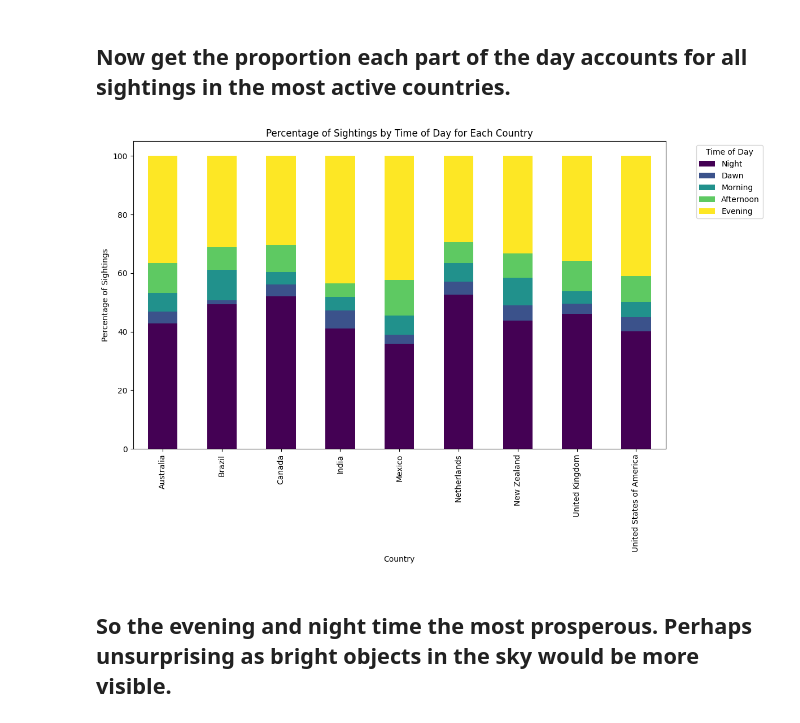
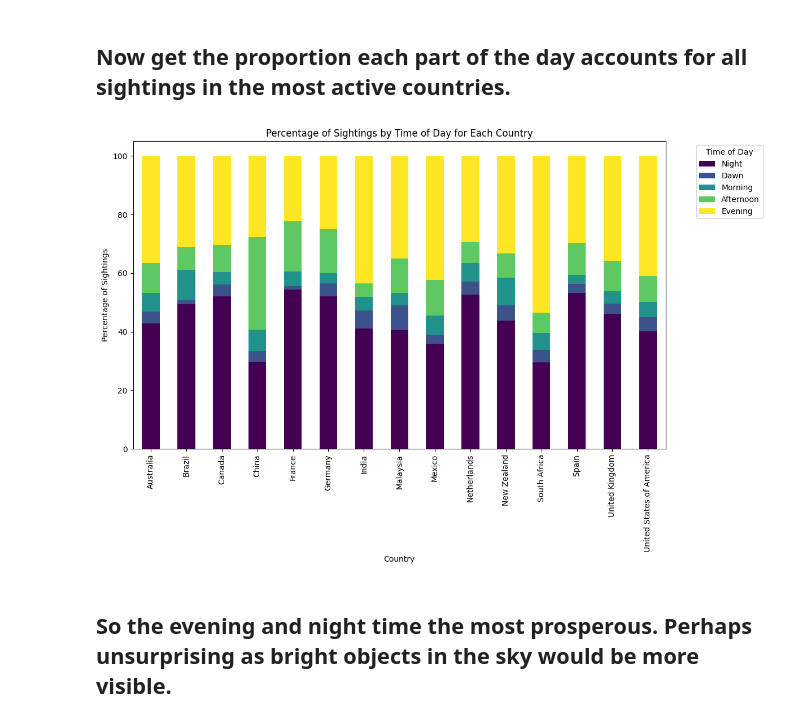
Before and after one commit to AlexIrwin141/UFO-Sightings-Analysis, a Jupyter notebook: UFO_Watch.ipynb, the cells around one changed output. Saved outputs shown, nothing was run; the diff lists cells and outputs as text; code cells hidden in the pictures.

```diff
--- a/UFO_Watch.ipynb
+++ b/UFO_Watch.ipynb
@@ -917,39 +971,42 @@ select_country_df.head()
 # %% [markdown]
 ## Now get the proportion each part of the day accounts for all sightings in the most active countries.
 # %%
-select_country_df = axdf[axdf['country'].isin(['United States of America', 'United Kingdom', 'Canada', 'India', 'Brazil', 'Australia', 'Mexico', 'New Zealand', 'Netherlands'])]
+#select_country_df = axdf[axdf['country'].isin(['United States of America', 'United Kingdom', 'Canada', 'India', 'Brazil', 'Australia', 'Mexico', 'New Zealand', 'Netherlands'])]
+# Select countries with the most sightings
+filter_countries = axdf['country'].value_counts().reset_index(name='count').sort_values('count', ascending=False)[0:15]['country']
 
+select_country_df = axdf[axdf['country'].isin(filter_countries)]
+
+# group by country and the time of day
 day_part_counts = select_country_df.groupby(['country', 'time_of_day']).size().reset_index(name='count')
 
 # Calculate total sightings for each country
 country_totals = axdf['country'].value_counts()
 
 # Merge totals back into the grouped DataFrame
 day_part_counts = day_part_counts.merge(country_totals.rename('total'), left_on='country', right_index=True)
 
 # Calculate percentage of the part of the day
 day_part_counts['percentage'] = (day_part_counts['count'] / day_part_counts['total']) * 100
-#day_part_counts.head()
-# Going to convert this into a categorical type
+
+# Set order
 time_order = ['Night', 'Dawn', 'Morning', 'Afternoon', 'Evening']
 
 # Create a pivot table for counts of sightings by country and time of day
-#select_country_df['time_of_day'] = pd.Categorical(select_country_df['time_of_day'], categories=time_order, ordered=True)
-# Pivot table for better visualization
 pivot_table = day_part_counts.pivot(index='country', columns='time_of_day', values='percentage').fillna(0)
 pivot_table = pivot_table[time_order]
 
 
-# Plot a stacked bar chart
+# Create stacked bar chart
 pivot_table.plot(kind='bar', stacked=True, figsize=(12, 8), colormap='viridis')
 plt.ylabel('Percentage of Sightings')
 plt.xlabel('Country')
 plt.title('Percentage of Sightings by Time of Day for Each Country')
 plt.legend(title='Time of Day', bbox_to_anchor=(1.05, 1), loc='upper left')
 plt.tight_layout()
-#plt.show()
+plt.show()
 # %% [output]
-[figure, old version]
+[figure, new version]
 # %% [markdown]
 ## So the evening and night time the most prosperous. Perhaps unsurprising as bright objects in the sky would be more visible.
 # %% [markdown]
```
Also changed, not shown: parts of 24 cells of this notebook.
